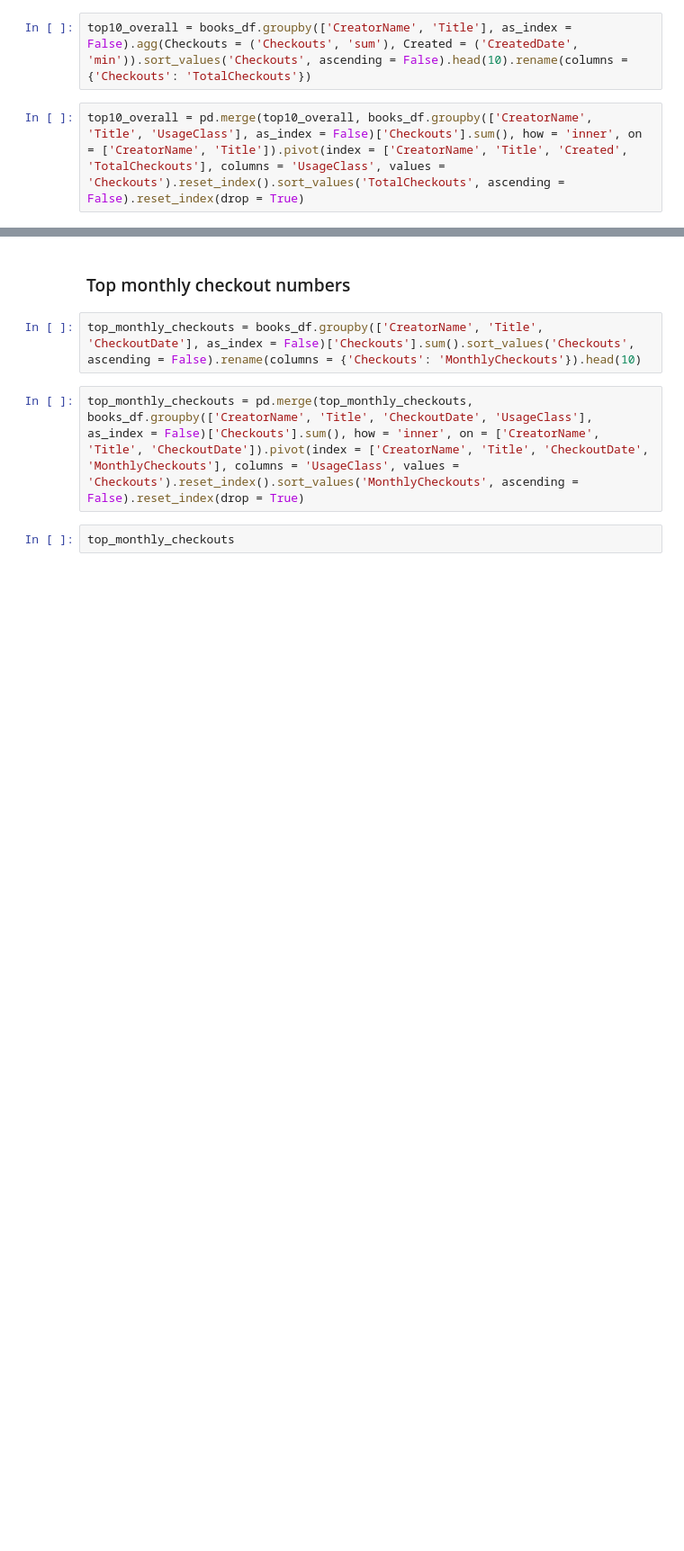
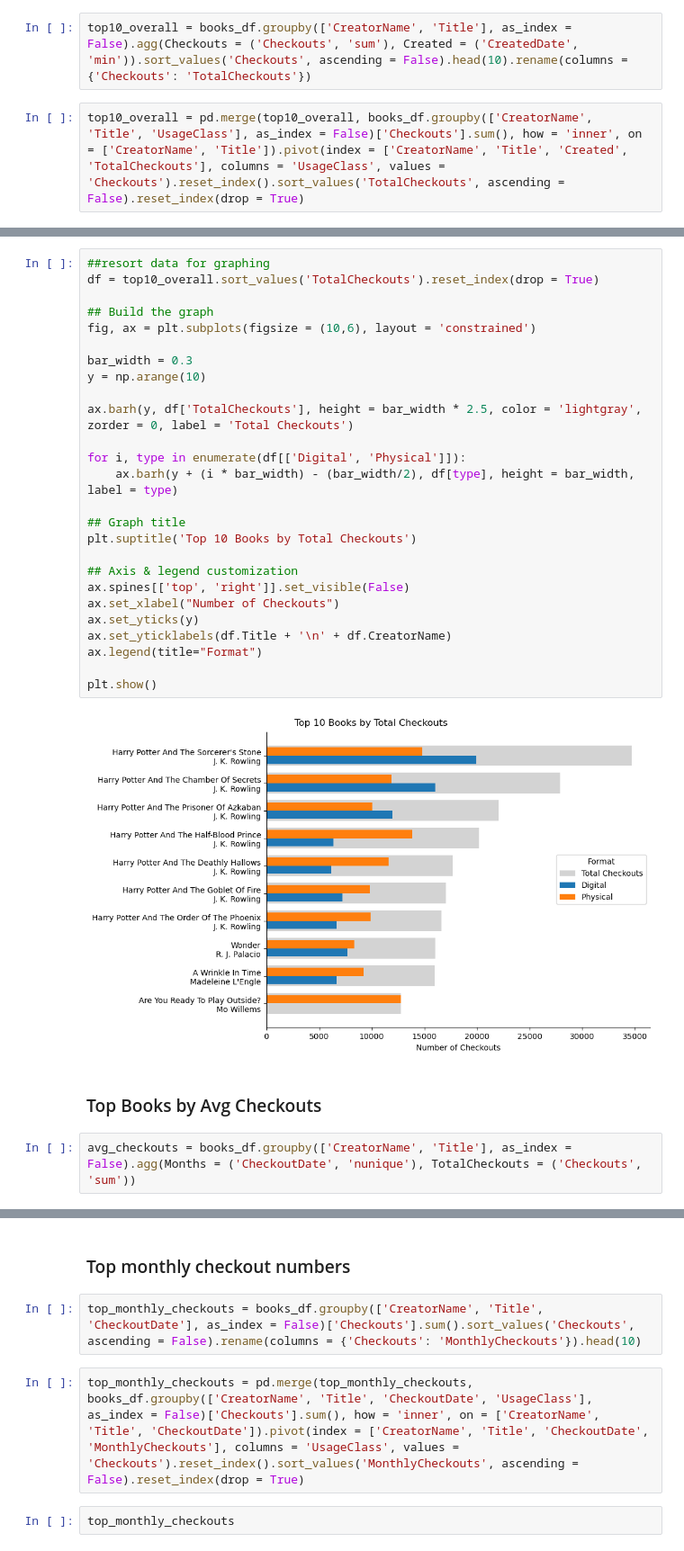
Before and after one commit to rm-pearson/NSS-capstone, a Jupyter notebook: Notebooks/data exploration.ipynb, the cells around one changed output, grey strips where cells are left out. Shown at 90% size. Drawn from its saved outputs; the diff is of its cells as text; blank space fills up the shorter version.

```diff
--- a/Notebooks/data exploration.ipynb
+++ b/Notebooks/data exploration.ipynb
@@ -35,0 +101,32 @@ top10_overall
+# %%
+##resort data for graphing
+df = top10_overall.sort_values('TotalCheckouts').reset_index(drop = True)
+
+## Build the graph
+fig, ax = plt.subplots(figsize = (10,6), layout = 'constrained')
+
+bar_width = 0.3
+y = np.arange(10)
+
+ax.barh(y, df['TotalCheckouts'], height = bar_width * 2.5, color = 'lightgray', zorder = 0, label = 'Total Checkouts')
+
+for i, type in enumerate(df[['Digital', 'Physical']]):
+    ax.barh(y + (i * bar_width) - (bar_width/2), df[type], height = bar_width, label = type)
+
+## Graph title
+plt.suptitle('Top 10 Books by Total Checkouts')
+
+## Axis & legend customization
+ax.spines[['top', 'right']].set_visible(False)
+ax.set_xlabel("Number of Checkouts")
+ax.set_yticks(y)
+ax.set_yticklabels(df.Title + '\n' + df.CreatorName)
+ax.legend(title="Format")
+
+plt.show()
+# %% [output]
+[figure, added]
+# %% [markdown]
+### Top Books by Avg Checkouts
+# %%
+avg_checkouts = books_df.groupby(['CreatorName', 'Title'], as_index = False).agg(Months = ('CheckoutDate', 'nunique'), TotalCheckouts = ('Checkouts', 'sum'))
```
Also changed, not shown: parts of 40 cells of this notebook, 2 other files.
